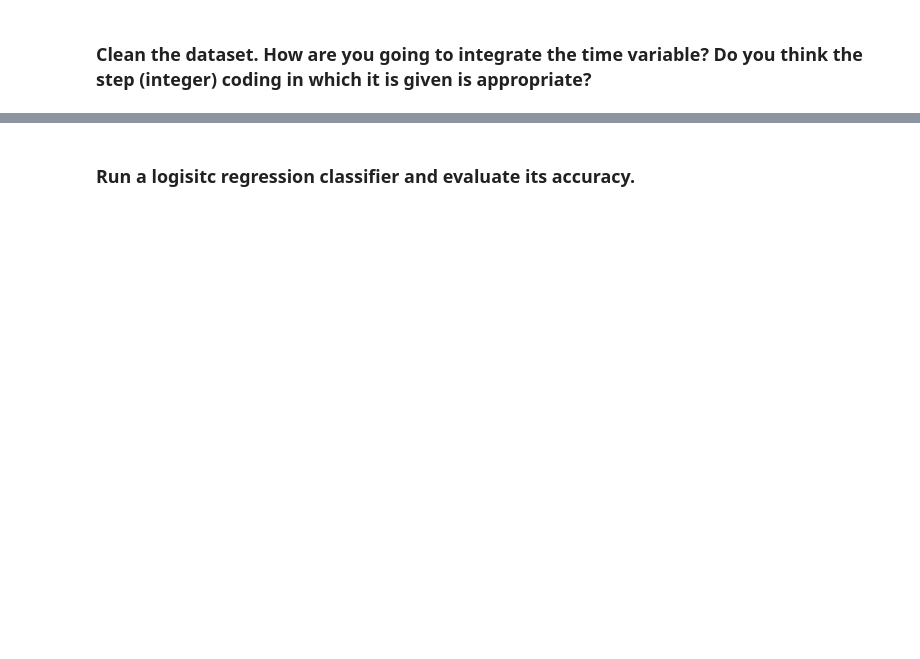
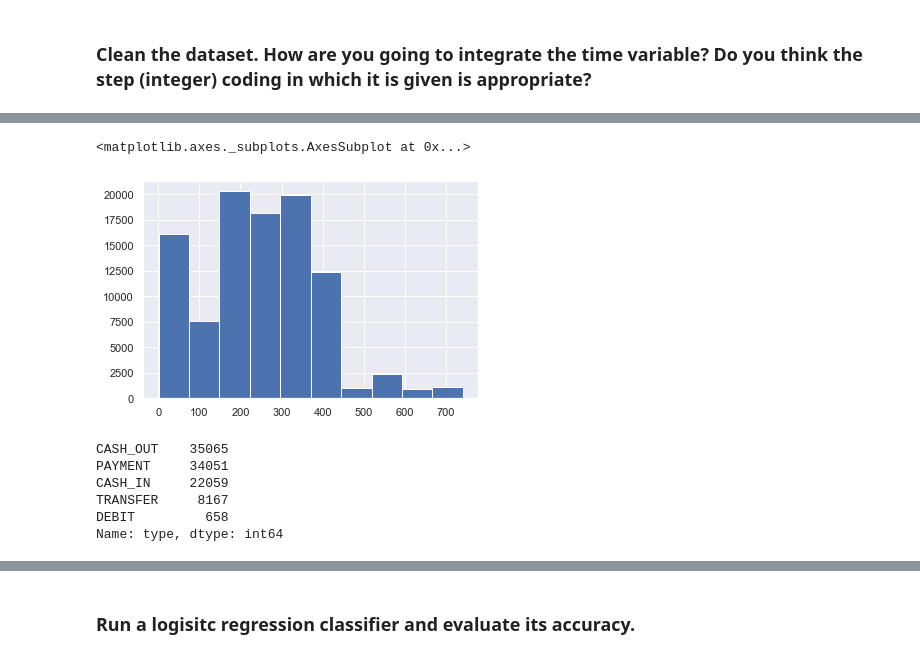
Before and after one commit to ta-data-lis/lab-imbalance, a Jupyter notebook: your-code/lab_imbalance.ipynb, the cells around one changed output, grey strips where cells are left out. Drawn from its saved outputs; the diff is of its cells as text; code cells hidden in the pictures; blank space fills up the shorter version.

```diff
--- a/your-code/lab_imbalance.ipynb
+++ b/your-code/lab_imbalance.ipynb
@@ -21,0 +72,5 @@ Like we disussed in class, when we have noisy data, if we are not careful, we ca
+# %%
+ds.step.hist()
+# %% [output]
+<matplotlib.axes._subplots.AxesSubplot at 0x...>
+[figure, added]
@@ -21,0 +87,10 @@ Like we disussed in class, when we have noisy data, if we are not careful, we ca
+# %%
+ds.type.value_counts()
+#only a few values, lets encode it
+# %% [output]
+CASH_OUT    35065
+PAYMENT     34051
+CASH_IN     22059
+TRANSFER     8167
+DEBIT         658
+Name: type, dtype: int64
```
Also changed, not shown: parts of 28 cells of this notebook.
